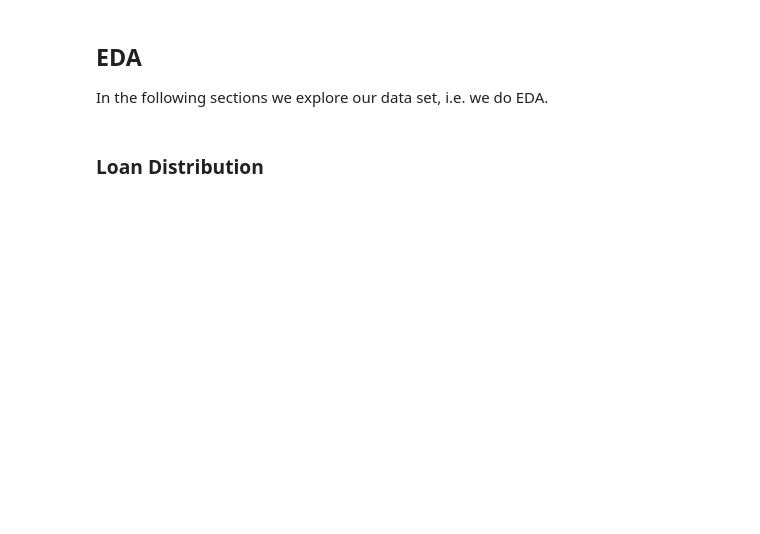
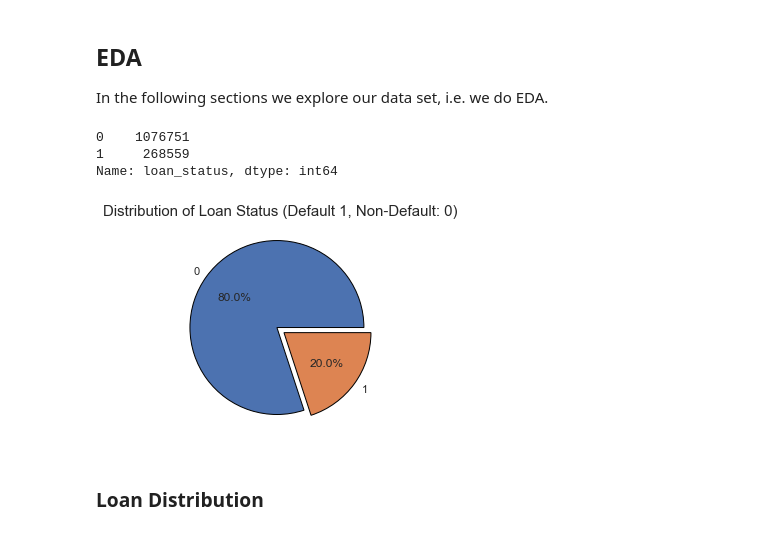
Before and after one commit to negralessio/advanced-ml-final-project, a Jupyter notebook: notebooks/eda.ipynb, the cells around one changed output. Drawn from its saved outputs; the diff is of its cells as text; code cells hidden in the pictures; blank space fills up the shorter version.

Commit message:
Added pie plot for EDA notebook to see distributions in percentage

```diff
--- a/notebooks/eda.ipynb
+++ b/notebooks/eda.ipynb
@@ -21,10 +30,22 @@ In the following sections we explore our data set, i.e. we do EDA.
 # %%
 # Get Number of Non-Default (0) and Default (1)
 loan_status_value_count = df['loan_status'].value_counts()
 print(loan_status_value_count)
 
+# Print absolut number
 n_non_default = loan_status_value_count[0]
 n_default = loan_status_value_count[1]
+
+# Pie Plot Settings
+plt.title("Distribution of Loan Status (Default 1, Non-Default: 0)", size = 15)
+plt.pie(x=loan_status_value_count, autopct='%1.1f%%', wedgeprops={"edgecolor":"black"},
+        labels=loan_status_value_count.keys(), explode = [0.05, 0.05])
+plt.show()
+# %% [output]
+0    1076751
+1     268559
+Name: loan_status, dtype: int64
+[figure, added]
 # %% [markdown]
 ### Loan Distribution
 # %%
```
Also changed, not shown: parts of 4 cells of this notebook.
